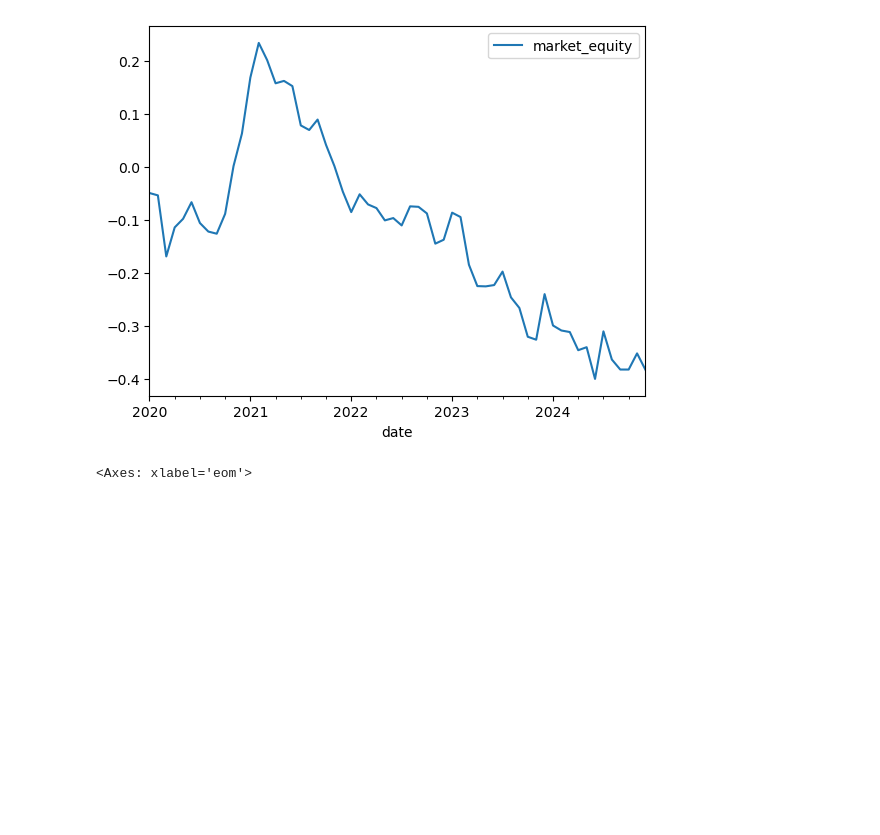
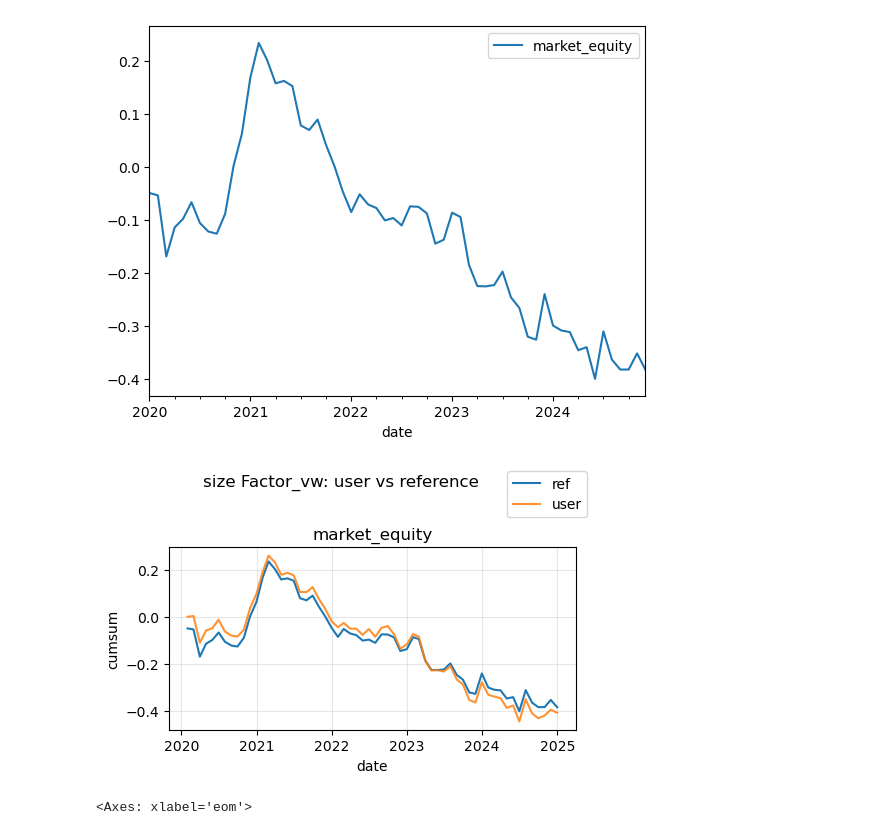
Before and after one commit to JiyeongBok/KAIST-BAF634-2025, a Jupyter notebook: size_factor.ipynb, the cells around one changed output. Drawn from its saved outputs; the diff is of its cells as text; code cells hidden in the pictures; blank space fills up the shorter version.

```diff
--- a/size_factor.ipynb
+++ b/size_factor.ipynb
@@ -261,20 +289,29 @@ size_factor_returns_vw.cumsum().plot()
 <Axes: xlabel='eom'>
 [figure]
 # %%
-size_factor_ew_answer =q.load_factors(
+size_factor_vw_answer =q.load_factors(
     country="usa",
     dataset='factor',
     weighting='vw',
     factors=["market_equity"],
 )
 
-size_factor_ew_answer.loc['2020-01-31':, :].cumsum().plot()
+size_factor_vw_answer.loc['2020-01-31':, :].cumsum().plot()
 # %% [output]
 <Axes: xlabel='date'>
 [figure]
 # %%
 my_factor = pd.DataFrame(size_factor_returns_vw)
 my_factor.columns = ['market_equity']
+# %%
+report = validator.validate_factor(
+    user=my_factor,
+    reference=size_factor_vw_answer,
+    return_plot=True,
+    plot_title="size Factor_vw: user vs reference",
+)
+# %% [output]
+[figure, added]
 # %%
 # === 1. 포트폴리오 마스크 (Top / Bottom / Middle) ===
 # 반드시 shift(1) → t-1 시점 정보 기준
```
Also changed, not shown: parts of 5 cells of this notebook.
